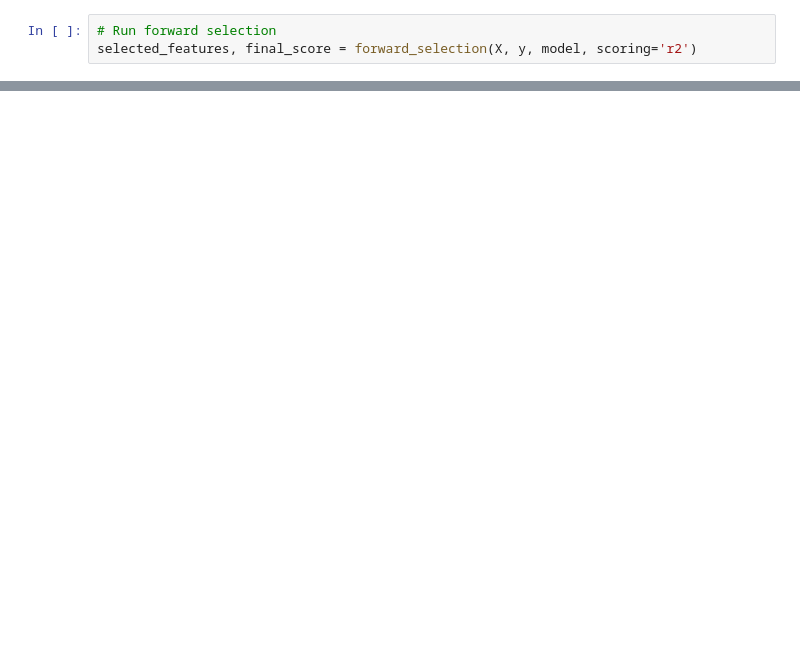
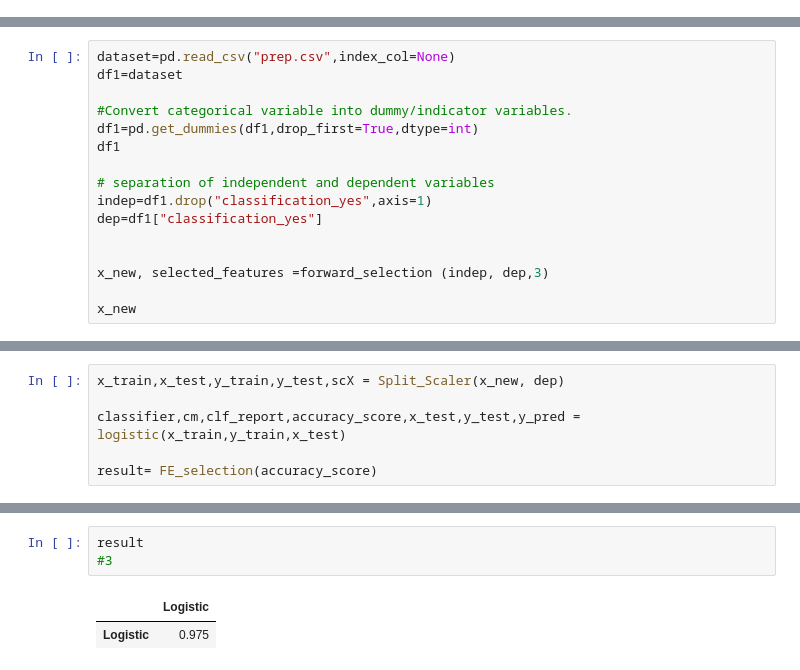
Before and after one commit to dineshkannana/ML-Advance, a Jupyter notebook: forward selection algorithm.ipynb, the cells around one changed output, grey strips where cells are left out. Drawn from its saved outputs; the diff is of its cells as text; blank space fills up the shorter version.

```diff
--- a/forward selection algorithm.ipynb
+++ b/forward selection algorithm.ipynb
@@ -51,3 +0,0 @@ model = LinearRegression()
-# %%
-# Run forward selection
-selected_features, final_score = forward_selection(X, y, model, scoring='r2')
@@ -74,0 +71,16 @@ Model coefficients: [7.06440999e+01 6.36498603e+01 1.67620845e+01 1.04501231e+01
+# %%
+dataset=pd.read_csv("prep.csv",index_col=None)
+df1=dataset
+
+#Convert categorical variable into dummy/indicator variables.
+df1=pd.get_dummies(df1,drop_first=True,dtype=int)
+df1
+
+# separation of independent and dependent variables
+indep=df1.drop("classification_yes",axis=1)
+dep=df1["classification_yes"]
+
+
+x_new, selected_features =forward_selection (indep, dep,3)
+
+x_new
@@ -74,0 +95,6 @@ Model coefficients: [7.06440999e+01 6.36498603e+01 1.67620845e+01 1.04501231e+01
+# %%
+x_train,x_test,y_train,y_test,scX = Split_Scaler(x_new, dep)
+
+classifier,cm,clf_report,accuracy_score,x_test,y_test,y_pred = logistic(x_train,y_train,x_test)
+
+result= FE_selection(accuracy_score)
@@ -74,0 +111,6 @@ Model coefficients: [7.06440999e+01 6.36498603e+01 1.67620845e+01 1.04501231e+01
+# %%
+result
+#3
+# %% [output]
+|  | Logistic |
+| Logistic | 0.975 |
```
Also changed, not shown: parts of 12 cells of this notebook.
